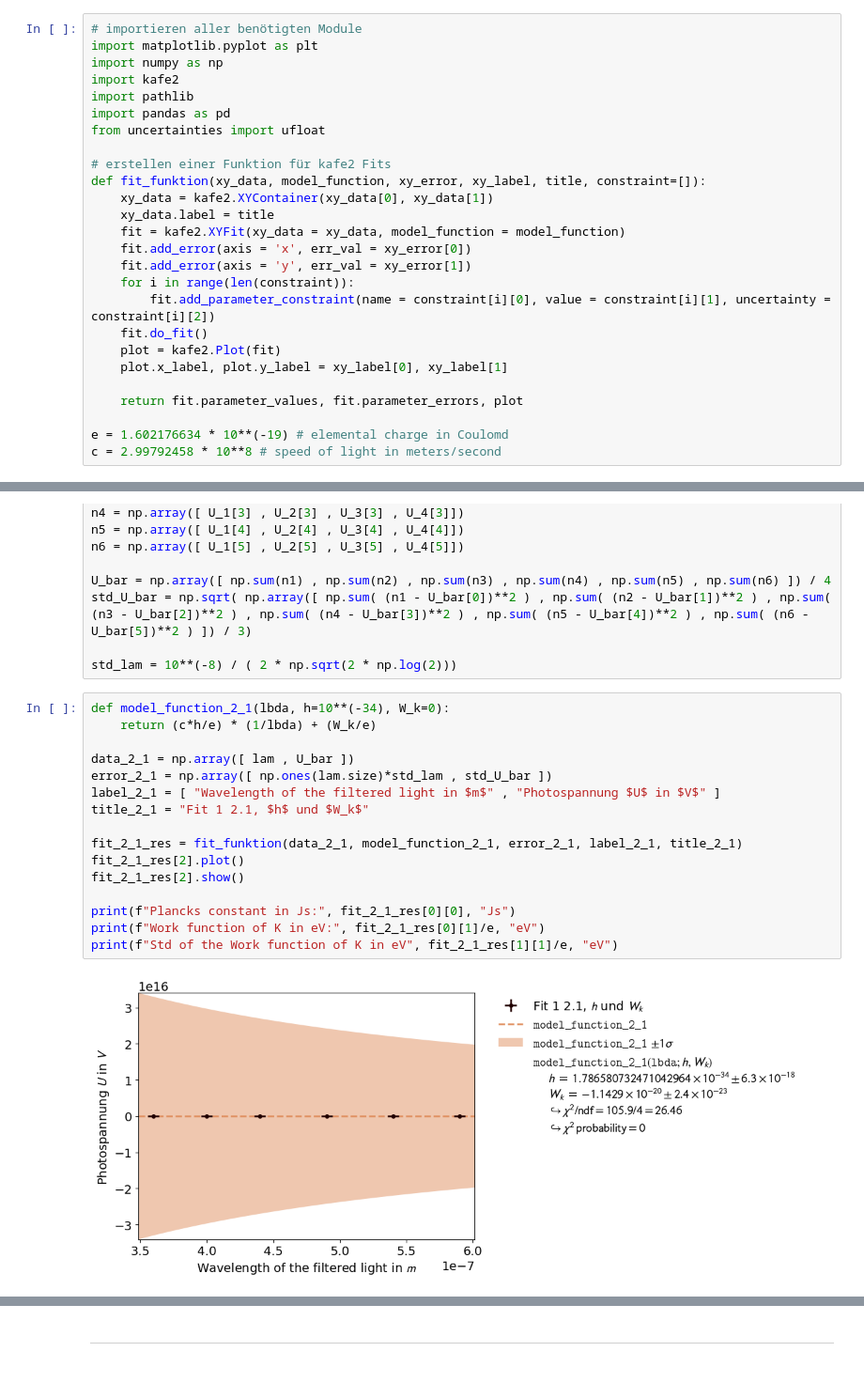
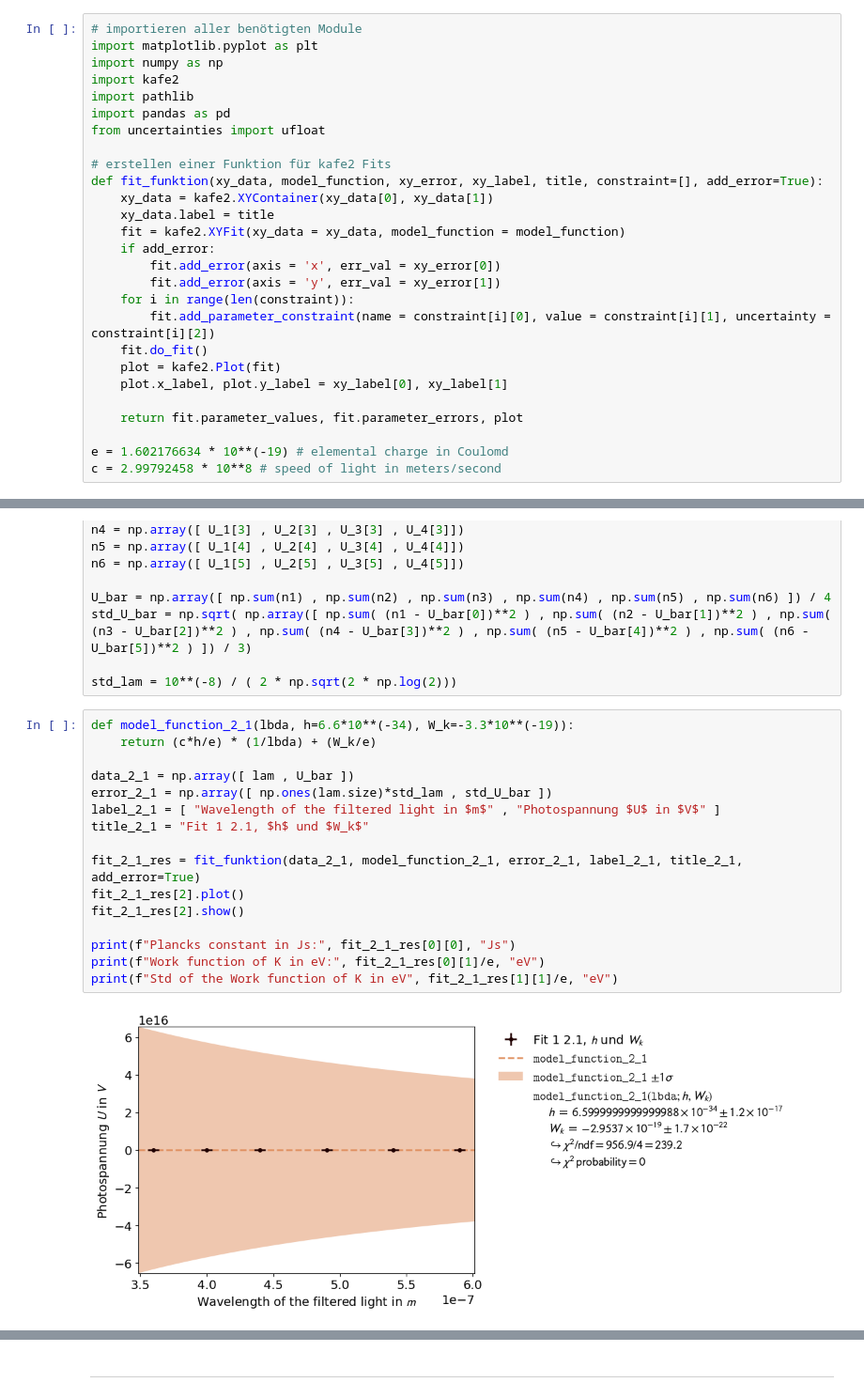
Before and after one commit to MRNock04/P2, a Jupyter notebook: Photoeffekt/Photoeffekt.ipynb, the cells around one changed output, grey strips where cells are left out. Shown at 94% size. Cells and saved outputs as stored; diff of their text form.

```diff
--- a/Photoeffekt/Photoeffekt.ipynb
+++ b/Photoeffekt/Photoeffekt.ipynb
@@ -85,12 +85,13 @@ import pandas as pd
 from uncertainties import ufloat
 
 # erstellen einer Funktion für kafe2 Fits
-def fit_funktion(xy_data, model_function, xy_error, xy_label, title, constraint=[]):
+def fit_funktion(xy_data, model_function, xy_error, xy_label, title, constraint=[], add_error=True):
     xy_data = kafe2.XYContainer(xy_data[0], xy_data[1])
     xy_data.label = title
     fit = kafe2.XYFit(xy_data = xy_data, model_function = model_function)
-    fit.add_error(axis = 'x', err_val = xy_error[0])
-    fit.add_error(axis = 'y', err_val = xy_error[1])
+    if add_error:
+        fit.add_error(axis = 'x', err_val = xy_error[0])
+        fit.add_error(axis = 'y', err_val = xy_error[1])
     for i in range(len(constraint)):
         fit.add_parameter_constraint(name = constraint[i][0], value = constraint[i][1], uncertainty = constraint[i][2])
     fit.do_fit()
@@ -207,20 +208,20 @@ std_U_bar = np.sqrt( np.array([ np.sum( (n1 - U_bar[0])**2 ) , np.sum( (n2 - U_b
 
 std_lam = 10**(-8) / ( 2 * np.sqrt(2 * np.log(2)))
 # %%
-def model_function_2_1(lbda, h=10**(-34), W_k=0):
+def model_function_2_1(lbda, h=6.6*10**(-34), W_k=-3.3*10**(-19)):
     return (c*h/e) * (1/lbda) + (W_k/e)
 
 data_2_1 = np.array([ lam , U_bar ])
 error_2_1 = np.array([ np.ones(lam.size)*std_lam , std_U_bar ])
 label_2_1 = [ "Wavelength of the filtered light in $m$" , "Photospannung $U$ in $V$" ]
 title_2_1 = "Fit 1 2.1, $h$ und $W_k$"
 
-fit_2_1_res = fit_funktion(data_2_1, model_function_2_1, error_2_1, label_2_1, title_2_1)
+fit_2_1_res = fit_funktion(data_2_1, model_function_2_1, error_2_1, label_2_1, title_2_1, add_error=True)
 fit_2_1_res[2].plot()
 fit_2_1_res[2].show()
 
 print(f"Plancks constant in Js:", fit_2_1_res[0][0], "Js")
 print(f"Work function of K in eV:", fit_2_1_res[0][1]/e, "eV")
 print(f"Std of the Work function of K in eV", fit_2_1_res[1][1]/e, "eV")
 # %% [output]
-[figure, old version]
+[figure, new version]
```
Also changed, not shown: parts of 10 cells of this notebook, 2 other files.
